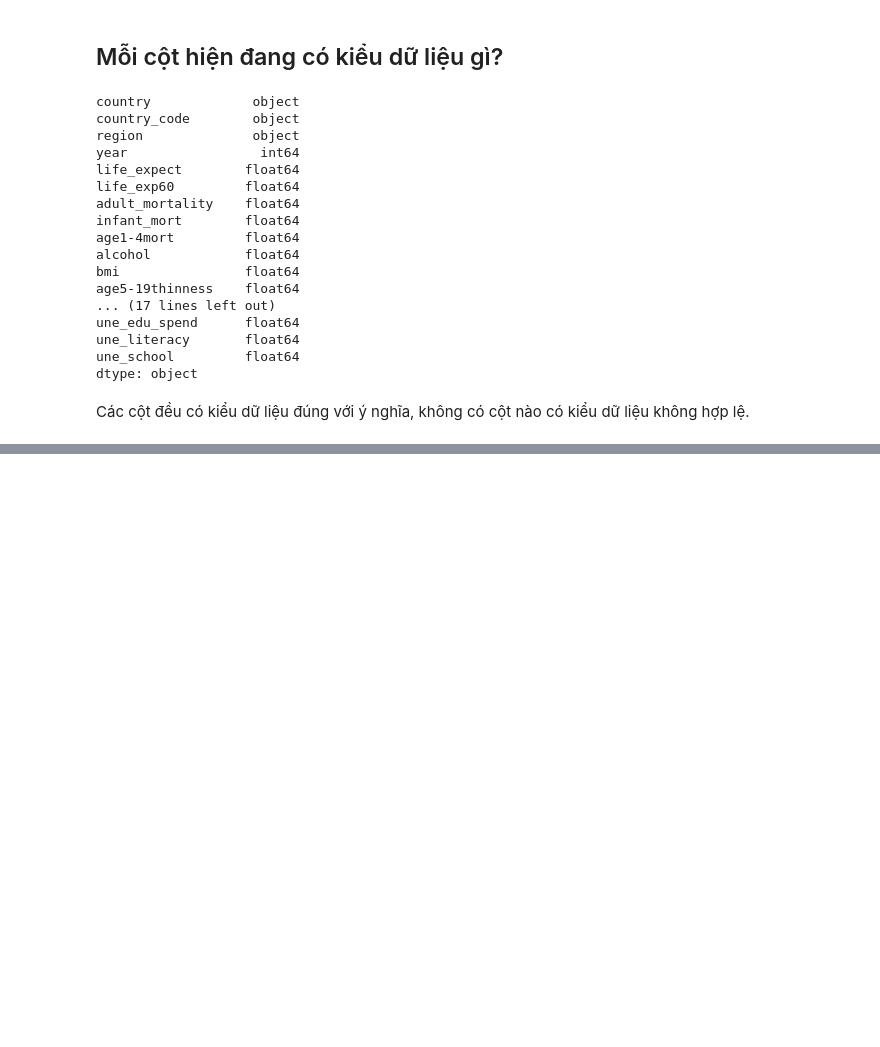
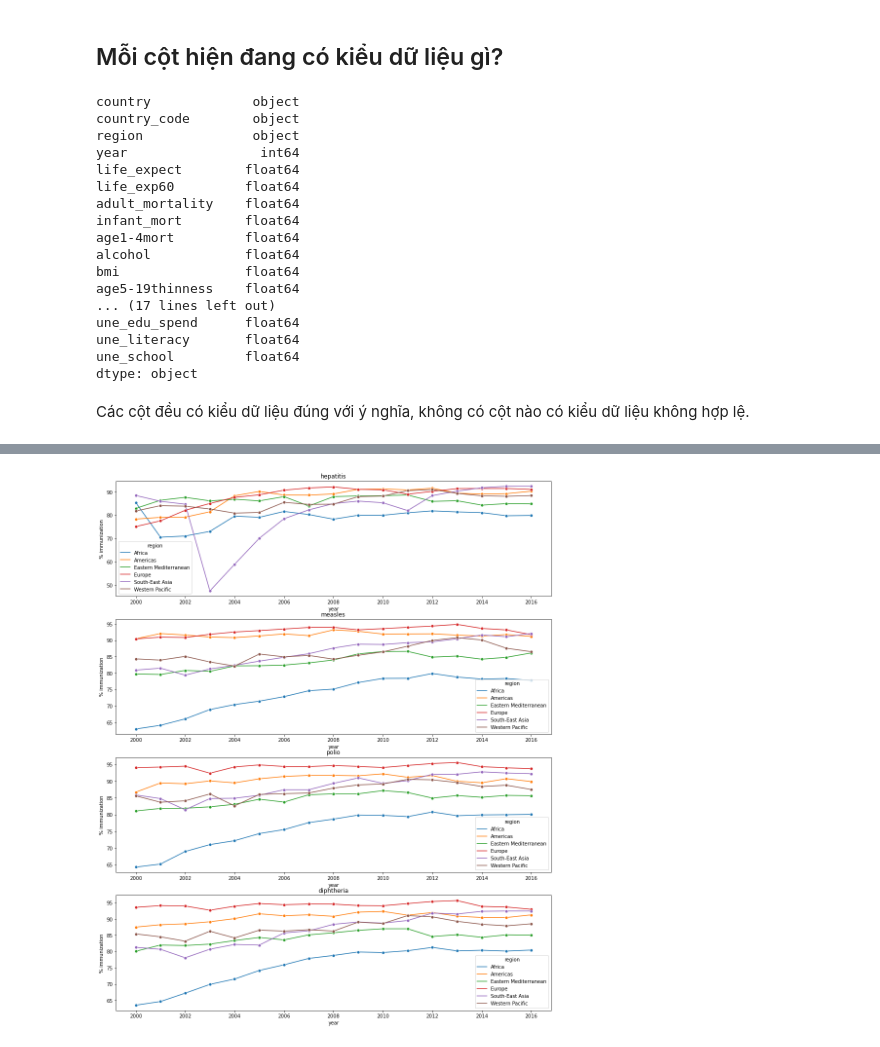
Before and after one commit to XQuyTran/Final_Project_LTKHDL, a Jupyter notebook: final-project.ipynb, the cells around one changed output, grey strips where cells are left out. Cells and saved outputs as stored; diff of their text form; code cells hidden in the pictures; blank space fills up the shorter version.

```diff
--- a/final-project.ipynb
+++ b/final-project.ipynb
@@ -432,0 +286,15 @@ Name: Japan, dtype: float64
+# %%
+cols = data_df.columns[13:17]
+regions = data_df.region.unique()
+nrows = cols.size
+
+fig, axes = plt.subplots(nrows, figsize=(16, 20))
+for i, col in enumerate(cols):
+    sns.lineplot(data=data_df, x='year', y=col, hue='region',
+                  ax=axes[i], marker='o', ci=None)
+
+    axes[i].set_title(col)
+    axes[i].set_ylabel('% immunization')
+fig.show()
+# %% [output]
+[figure, added]
```
Also changed, not shown: parts of 101 cells of this notebook, 5 other files.
